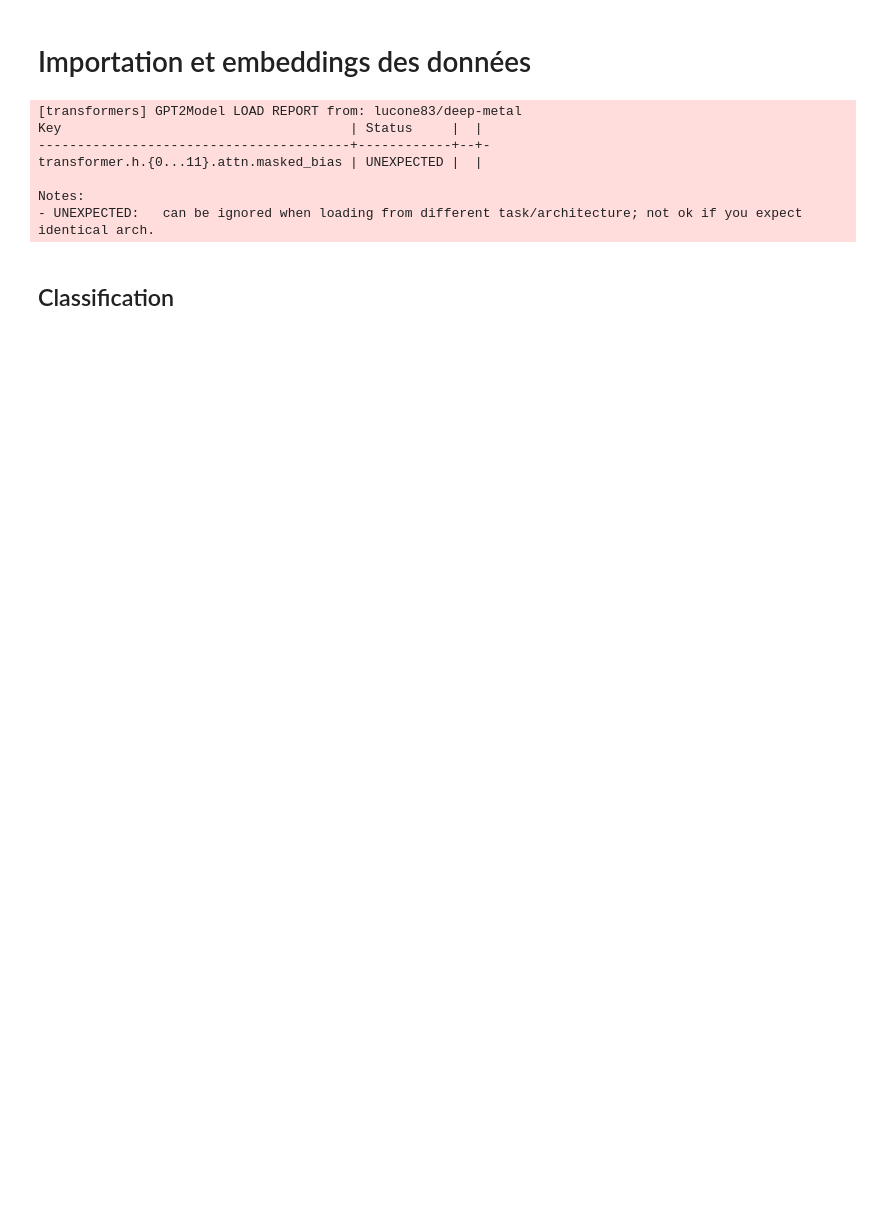
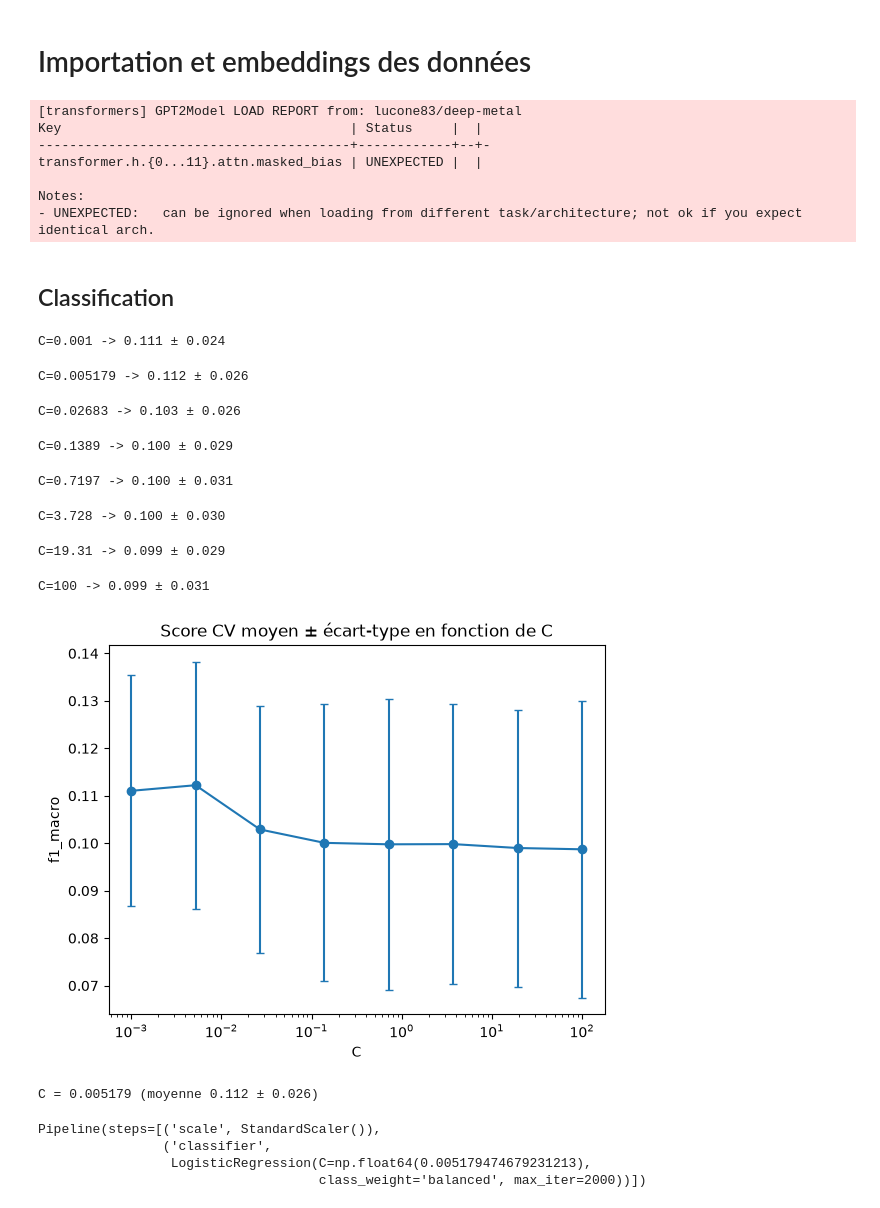
Before and after one commit to Ilyass-42/metal-mining, a Jupyter notebook: Classification_multi.ipynb, the cells around one changed output. Drawn from its saved outputs; the diff is of its cells as text; code cells hidden in the pictures; blank space fills up the shorter version.

Commit message:
1e essai classif multi

```diff
--- a/Classification_multi.ipynb
+++ b/Classification_multi.ipynb
@@ -41,2 +42,78 @@ emb.to_csv("embeddings_par_genre_all.csv")
 import pandas as pd
 emb = pd.read_csv("embeddings_par_genre_all.csv", index_col=["genre", "artiste", "titre", "position"])
+# %%
+X = emb.xs(0, level="position", drop_level=False)
+X_vals = X.to_numpy()
+y = X.index.get_level_values("genre").to_numpy()
+groups = X.index.get_level_values("artiste").to_numpy()
+# %%
+from sklearn.model_selection import GroupShuffleSplit
+
+gss1 = GroupShuffleSplit(n_splits=1, test_size=0.2, random_state=0)
+dev_idx, test_idx = next(gss1.split(X_vals, y, groups))
+
+X_dev, y_dev, g_dev = X_vals[dev_idx], y[dev_idx], groups[dev_idx]
+X_test, y_test = X_vals[test_idx], y[test_idx]
+
+gss2 = GroupShuffleSplit(n_splits=1, test_size=0.2, random_state=0)
+train_idx, val_idx = next(gss2.split(X_dev, y_dev, g_dev))
+
+X_train, y_train, g_train = X_dev[train_idx], y_dev[train_idx], g_dev[train_idx]
+X_val, y_val = X_dev[val_idx], y_dev[val_idx]
+# %%
+import matplotlib.pyplot as plt
+from sklearn.model_selection import StratifiedGroupKFold, cross_val_score
+from sklearn.pipeline import Pipeline
+from sklearn.preprocessing import StandardScaler
+from sklearn.linear_model import LogisticRegression
+from tqdm.auto import tqdm
+
+
+C_values = np.logspace(-3, 2, 8)
+cv = StratifiedGroupKFold(n_splits=5, shuffle=True)
+
+mean = []
+std = []
+for c in tqdm(C_values, desc="C"):
+    pipe = Pipeline([("scale", StandardScaler()), ("classifier", LogisticRegression(C=c, max_iter=2000, class_weight="balanced")),])
+    scores = cross_val_score(pipe, X_train, y_train, groups=g_train, cv=cv,scoring="f1_macro")
+    mean.append(scores.mean())
+    std.append(scores.std())
+    tqdm.write(f"C={c:.4g} -> {scores.mean():.3f} ± {scores.std():.3f}")
+
+plt.figure()
+plt.title("Score CV moyen ± écart-type en fonction de C")
+plt.errorbar(C_values, mean, yerr=std, marker="o", capsize=3)
+plt.xscale("log")
+plt.xlabel("C")
+plt.ylabel("f1_macro")
+plt.show()
+
+i_best = np.argmax(mean)
+C_best = C_values[i_best]
+print(f"C = {C_best:.4g} (moyenne {mean[i_best]:.3f} ± {std[i_best]:.3f})")
+# %% [output]
+C=0.001 -> 0.111 ± 0.024
+C=0.005179 -> 0.112 ± 0.026
+C=0.02683 -> 0.103 ± 0.026
+C=0.1389 -> 0.100 ± 0.029
+C=0.7197 -> 0.100 ± 0.031
+C=3.728 -> 0.100 ± 0.030
+C=19.31 -> 0.099 ± 0.029
+C=100 -> 0.099 ± 0.031
+[figure, added]
+C = 0.005179 (moyenne 0.112 ± 0.026)
+# %%
+from sklearn.dummy import DummyClassifier
+from sklearn.metrics import classification_report
+
+base = DummyClassifier(strategy="most_frequent").fit(X_train, y_train)
+
+model_selectionne = Pipeline([('scale', StandardScaler()), ('classifier', LogisticRegression(C=C_best, max_iter =2000,class_weight="balanced"))])
+
+model_selectionne.fit(X_train, y_train)
+# %% [output]
+Pipeline(steps=[('scale', StandardScaler()),
+                ('classifier',
+                 LogisticRegression(C=np.float64(0.005179474679231213),
+                                    class_weight='balanced', max_iter=2000))])
```
Also changed, not shown: parts of 3 cells of this notebook.
